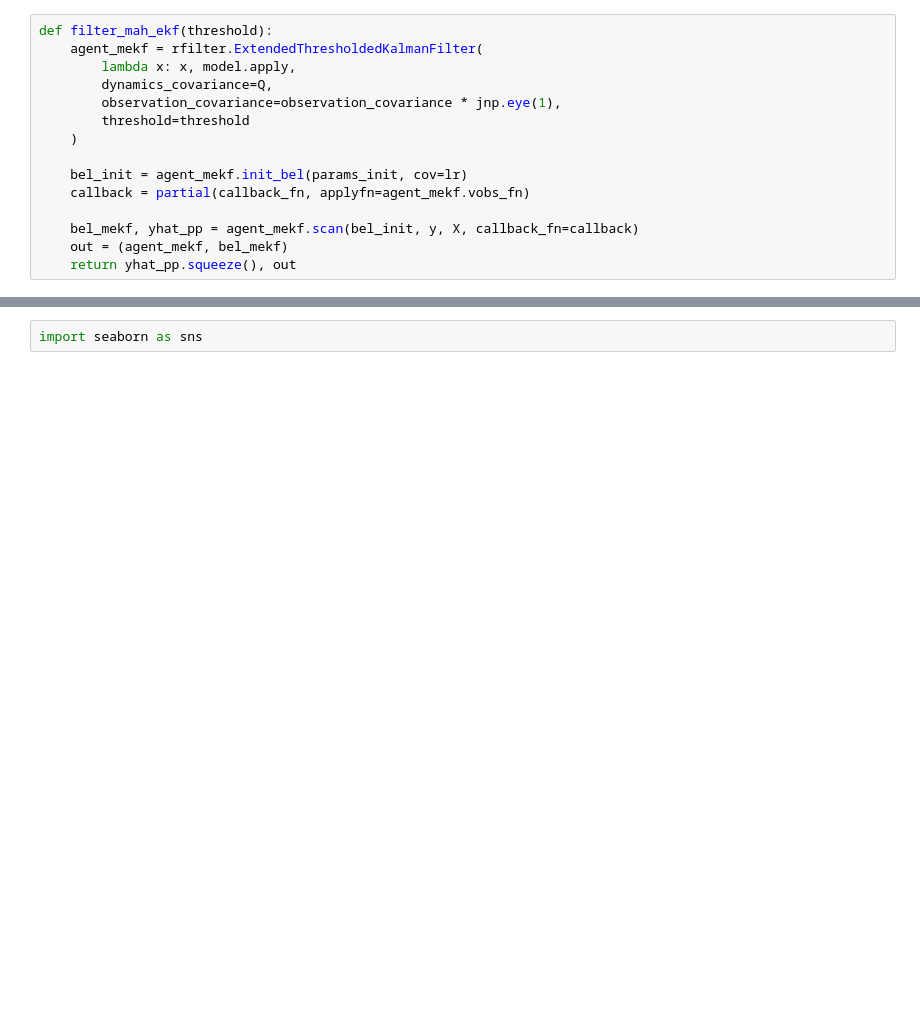
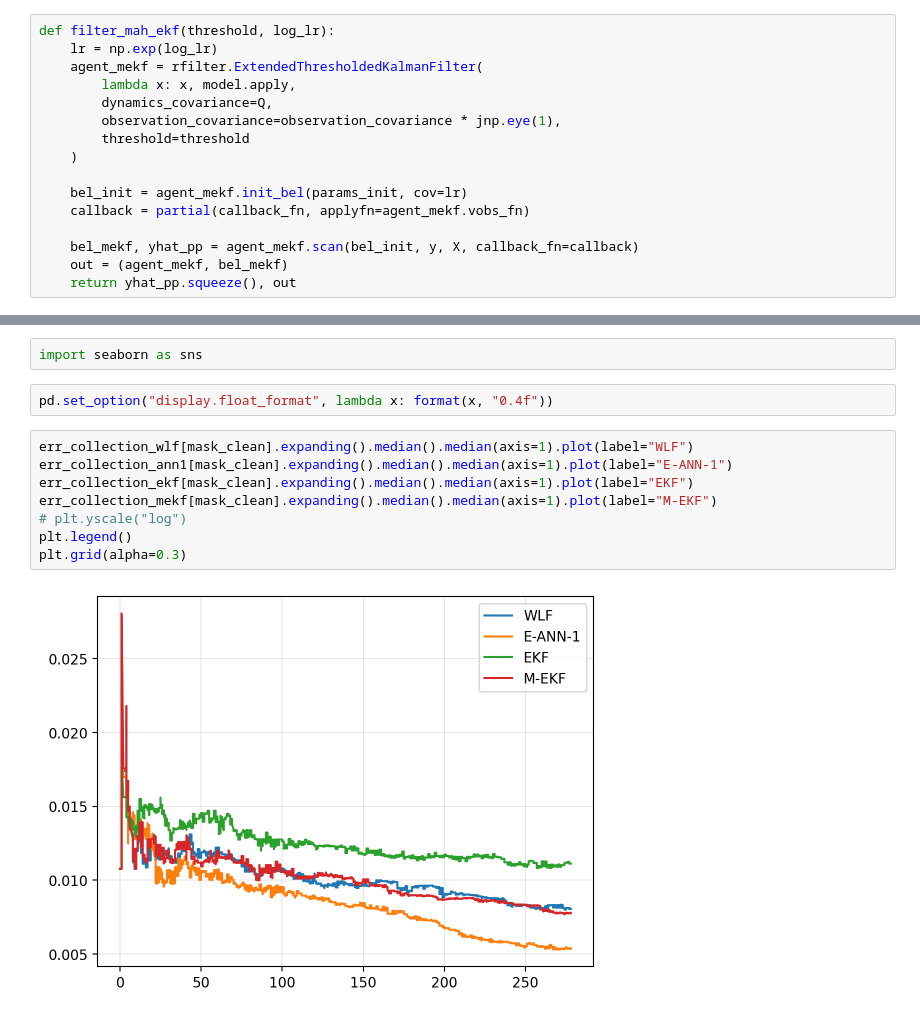
Before and after one commit to gerdm/weighted-likelihood-filter, a Jupyter notebook: experiments/uci-regression.ipynb, the cells around one changed output, grey strips where cells are left out. Drawn from its saved outputs; the diff is of its cells as text; blank space fills up the shorter version.

```diff
--- a/experiments/uci-regression.ipynb
+++ b/experiments/uci-regression.ipynb
@@ -240,7 +253,8 @@ err_collection_ann1 = pd.DataFrame(np.power(y_collection - yhat_collection_ann1,
 # %% [markdown]
 ### Hparam section
 # %%
-def filter_mah_ekf(threshold):
+def filter_mah_ekf(threshold, log_lr):
+    lr = np.exp(log_lr)
     agent_mekf = rfilter.ExtendedThresholdedKalmanFilter(
         lambda x: x, model.apply,
         dynamics_covariance=Q,
@@ -339,5 +361,17 @@ err_collection_ogd  = pd.DataFrame(np.power(y_collection - yhat_collection_ogd,
 # Results
 # %%
 import seaborn as sns
+# %%
+pd.set_option("display.float_format", lambda x: format(x, "0.4f"))
+# %%
+err_collection_wlf[mask_clean].expanding().median().median(axis=1).plot(label="WLF")
+err_collection_ann1[mask_clean].expanding().median().median(axis=1).plot(label="E-ANN-1")
+err_collection_ekf[mask_clean].expanding().median().median(axis=1).plot(label="EKF")
+err_collection_mekf[mask_clean].expanding().median().median(axis=1).plot(label="M-EKF")
+# plt.yscale("log")
+plt.legend()
+plt.grid(alpha=0.3)
+# %% [output]
+[figure, added]
 # %%
 df_results = pd.DataFrame({
```
Also changed, not shown: parts of 23 cells of this notebook, 1 other file.
